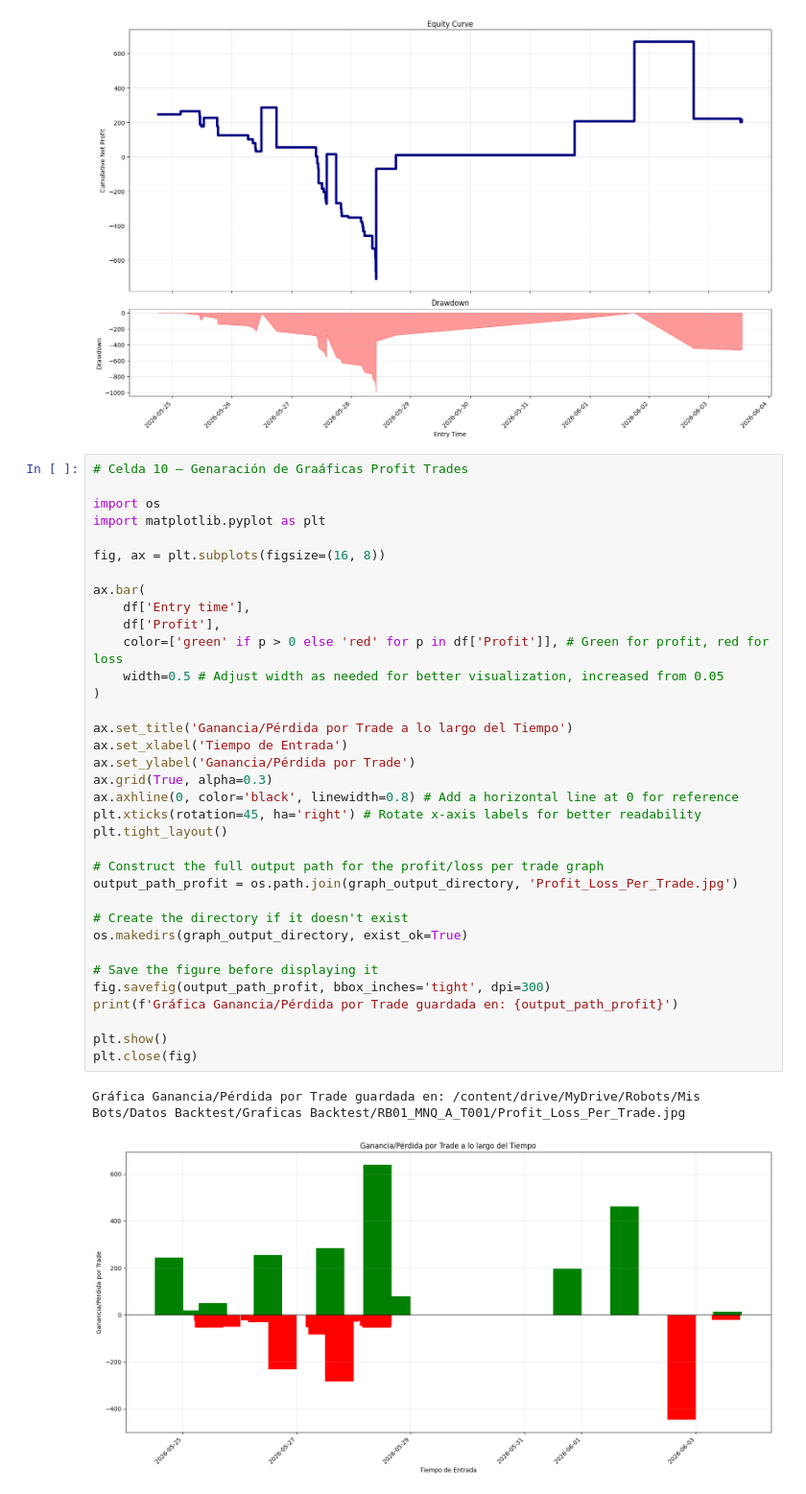
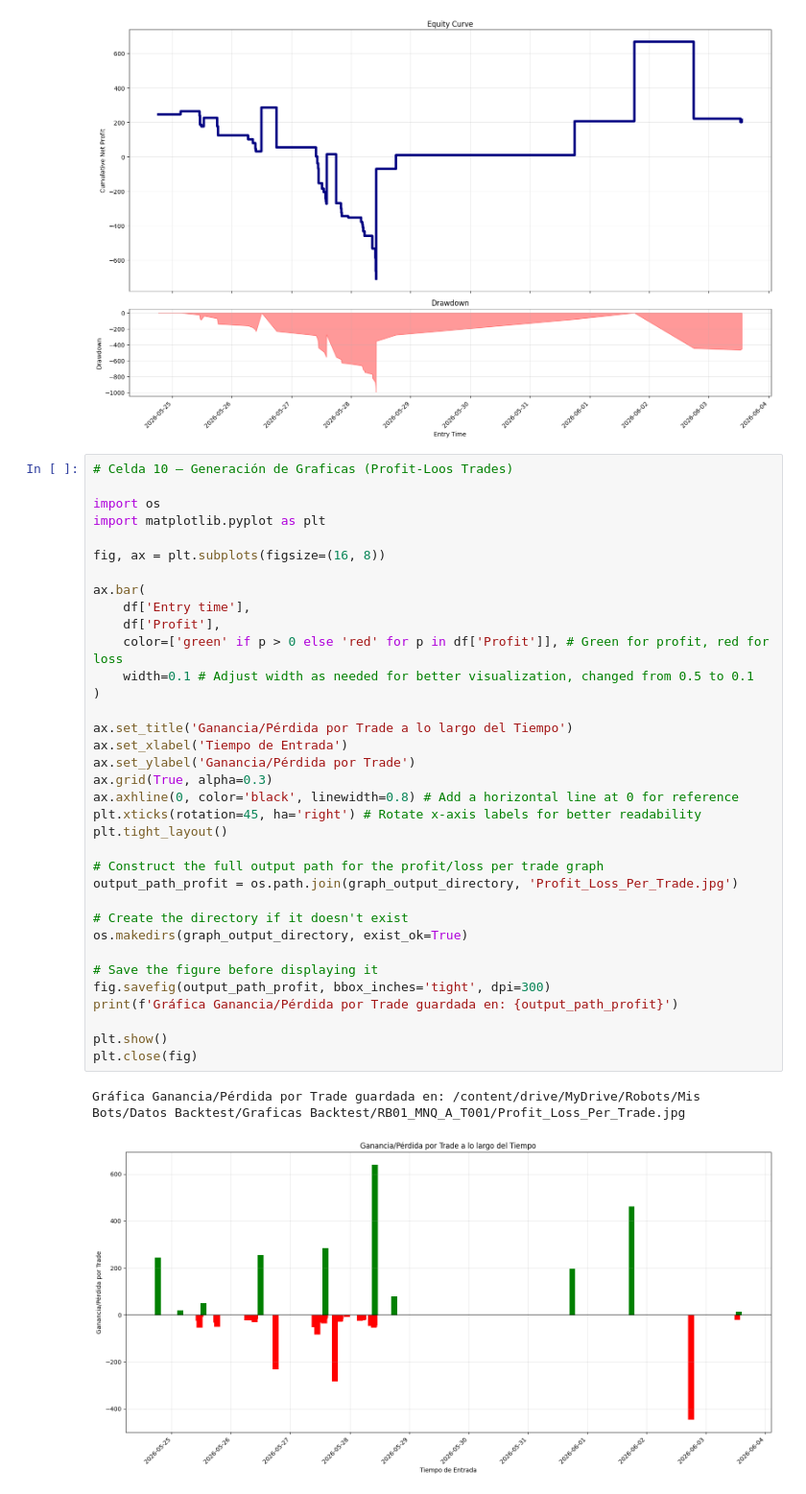
Before and after one commit to MarceCorreal2/Robots-NT, a Jupyter notebook: 4_22.ipynb, the cells around one changed output. Shown at 96% size. Saved outputs shown, nothing was run; the diff lists cells and outputs as text.

```diff
--- a/4_22.ipynb
+++ b/4_22.ipynb
@@ -288,7 +290,7 @@ plt.close(fig)
 Gráfica Equity y Drawdown guardada en: /content/drive/MyDrive/Robots/Mis Bots/Datos Backtest/Graficas Backtest/RB01_MNQ_A_T001/Equity_Drawdown.jpg
 [figure]
 # %%
-# Celda 10 — Genaración de Graáficas Profit Trades
+# Celda 10 — Generación de Graficas (Profit-Loos Trades)
 
 import os
 import matplotlib.pyplot as plt
@@ -296,32 +298,32 @@ import matplotlib.pyplot as plt
 fig, ax = plt.subplots(figsize=(16, 8))
 
 ax.bar(
     df['Entry time'],
     df['Profit'],
     color=['green' if p > 0 else 'red' for p in df['Profit']], # Green for profit, red for loss
-    width=0.5 # Adjust width as needed for better visualization, increased from 0.05
+    width=0.1 # Adjust width as needed for better visualization, changed from 0.5 to 0.1
 )
 
 ax.set_title('Ganancia/Pérdida por Trade a lo largo del Tiempo')
 ax.set_xlabel('Tiempo de Entrada')
 ax.set_ylabel('Ganancia/Pérdida por Trade')
 ax.grid(True, alpha=0.3)
 ax.axhline(0, color='black', linewidth=0.8) # Add a horizontal line at 0 for reference
 plt.xticks(rotation=45, ha='right') # Rotate x-axis labels for better readability
 plt.tight_layout()
 
 # Construct the full output path for the profit/loss per trade graph
 output_path_profit = os.path.join(graph_output_directory, 'Profit_Loss_Per_Trade.jpg')
 
 # Create the directory if it doesn't exist
 os.makedirs(graph_output_directory, exist_ok=True)
 
 # Save the figure before displaying it
 fig.savefig(output_path_profit, bbox_inches='tight', dpi=300)
 print(f'Gráfica Ganancia/Pérdida por Trade guardada en: {output_path_profit}')
 
 plt.show()
 plt.close(fig)
 # %% [output]
 Gráfica Ganancia/Pérdida por Trade guardada en: /content/drive/MyDrive/Robots/Mis Bots/Datos Backtest/Graficas Backtest/RB01_MNQ_A_T001/Profit_Loss_Per_Trade.jpg
-[figure, old version]
+[figure, new version]
```
Also changed, not shown: parts of 1 cell of this notebook.
